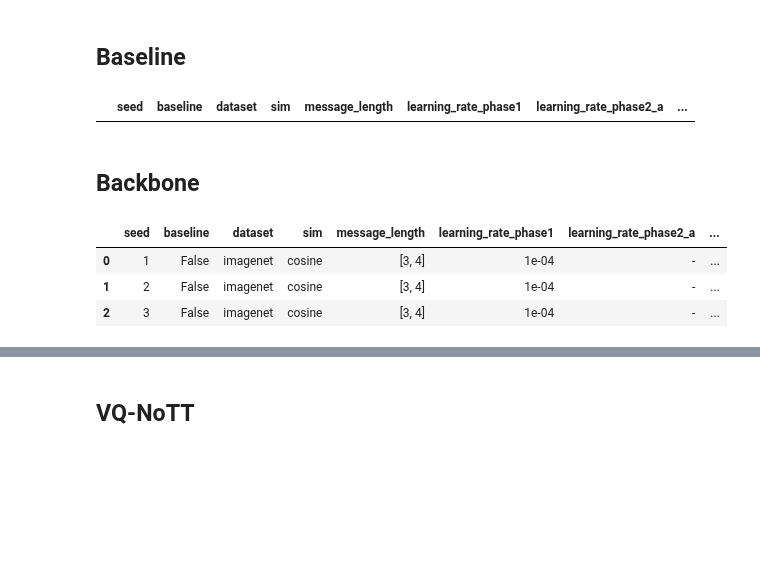
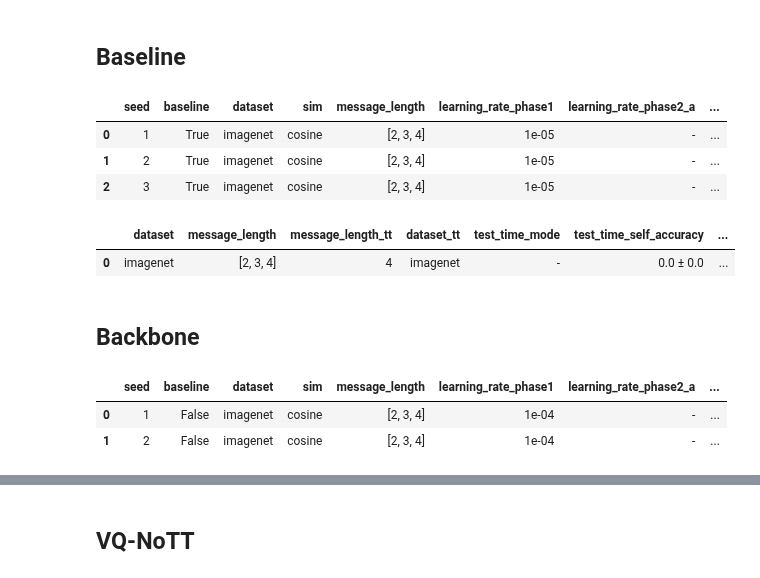
Before and after one commit to MehdiJmlkh/Test-Time-Emergent-Language, a Jupyter notebook: VQTT/results.ipynb, the cells around one changed output, grey strips where cells are left out. Drawn from its saved outputs; the diff is of its cells as text; code cells hidden in the pictures; blank space fills up the shorter version.

```diff
--- a/VQTT/results.ipynb
+++ b/VQTT/results.ipynb
@@ -1003,15 +1062,23 @@ plot(baseline, VQ_NoTT, adapt)
 # %%
 add_heading(3, "Baseline")
 
 res = filter_df({
     "dataset": "imagenet",
-    "sim": "cosine",
     "baseline": True,
-}, sort_by=["seed"])
+    "message_length": "[2, 3, 4]"
+}, sort_by=["message_length", "seed"])
 
 res[backbone_cols]
 # %% [output]
 |  | seed | baseline | dataset | sim | message_length | learning_rate_phase1 | learning_rate_phase2_a | ... |
+| 0 | 1 | True | imagenet | cosine | [2, 3, 4] | 1e-05 | - | ... |
+| 1 | 2 | True | imagenet | cosine | [2, 3, 4] | 1e-05 | - | ... |
+| 2 | 3 | True | imagenet | cosine | [2, 3, 4] | 1e-05 | - | ... |
+# %%
+mean_and_std(res)
+# %% [output]
+|  | dataset | message_length | message_length_tt | dataset_tt | test_time_mode | test_time_self_accuracy | ... |
+| 0 | imagenet | [2, 3, 4] | 4 | imagenet | - | 0.0 ± 0.0 | ... |
 # %% [markdown]
 ## Backbone
 # %%
@@ -1021,19 +1088,19 @@ add_heading(3, "Base Model")
 res = filter_df({
     "dataset": "imagenet",
     "sim": "cosine",
-    "VQEL": True,
+    "baseline": False,
     "test_time_mode": "-",
-    "dataset_tt": "imagenet"
-}, sort_by=["seed", "message_length", "message_length_tt"])
+    "dataset_tt": "imagenet",
+    "message_length": "[2, 3, 4]"
+}, sort_by=["message_length","seed", "message_length_tt"])
 
 to_html(res[backbone_cols_report])
 
 res[backbone_cols]
 # %% [output]
 |  | seed | baseline | dataset | sim | message_length | learning_rate_phase1 | learning_rate_phase2_a | ... |
-| 0 | 1 | False | imagenet | cosine | [3, 4] | 1e-04 | - | ... |
-| 1 | 2 | False | imagenet | cosine | [3, 4] | 1e-04 | - | ... |
-| 2 | 3 | False | imagenet | cosine | [3, 4] | 1e-04 | - | ... |
+| 0 | 1 | False | imagenet | cosine | [2, 3, 4] | 1e-04 | - | ... |
+| 1 | 2 | False | imagenet | cosine | [2, 3, 4] | 1e-04 | - | ... |
 # %%
 mean = mean_and_std(res, config_cols = ["dataset", "message_length"], metrics = ["self_play_accuracy_a", "mutual_play_accuracy"])
 mean
```
Also changed, not shown: parts of 37 cells of this notebook.
